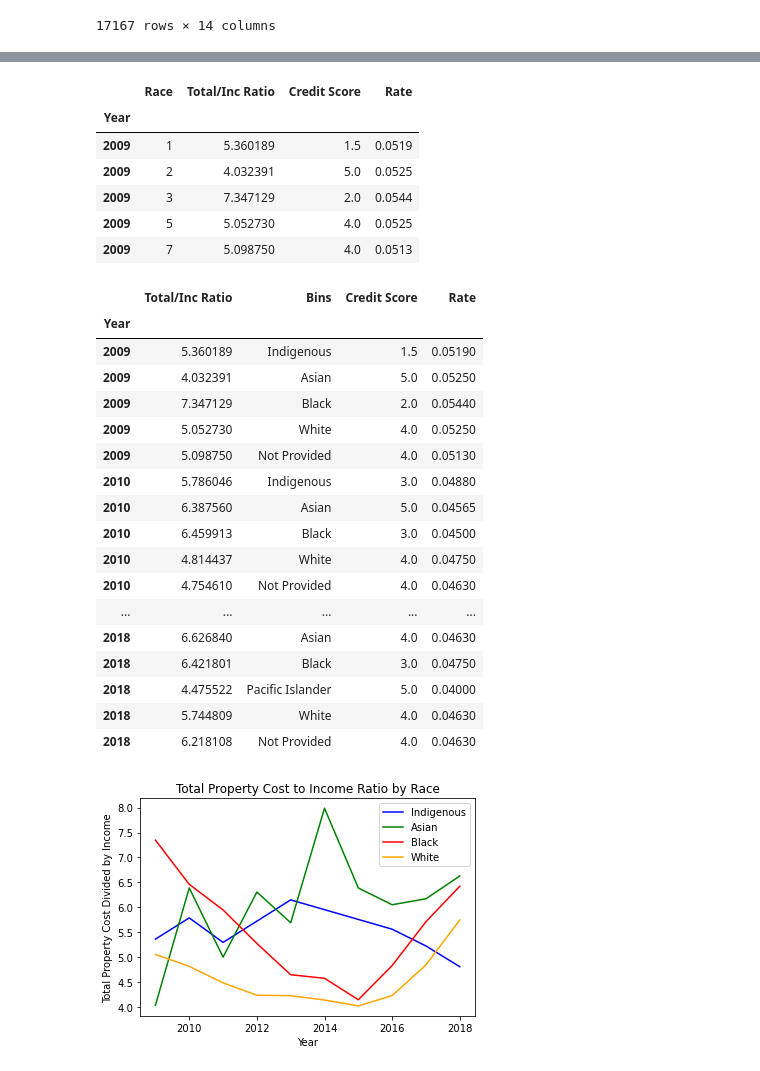
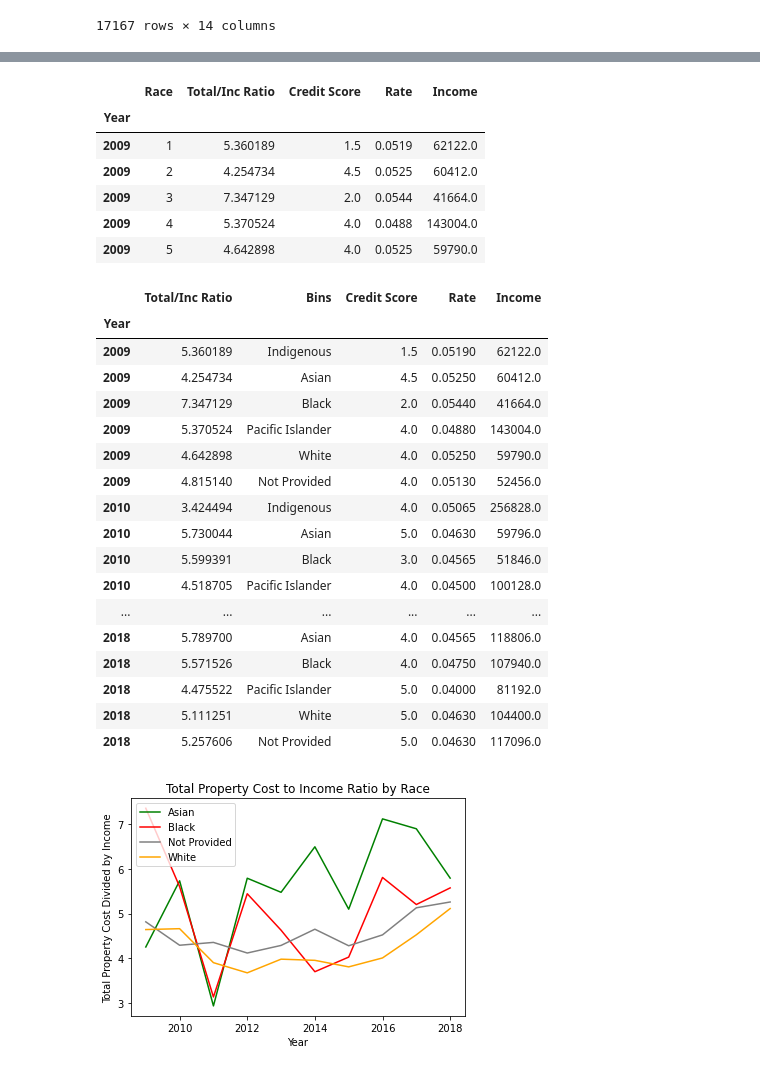
Before and after one commit to bmkennedyii/Project_1, a Jupyter notebook: race_income/race_income.ipynb, the cells around one changed output, grey strips where cells are left out. Cells and saved outputs as stored; diff of their text form; code cells hidden in the pictures.

Commit message:
final updated race charts

```diff
--- a/race_income/race_income.ipynb
+++ b/race_income/race_income.ipynb
@@ -24,6 +24,3 @@ df
 | 17165 | 2018 | 37 | 147 | 315200 | 104844 | 0.0488 | 1.7076 | 0.80 | PT01 | ... |
 | 17166 | 2018 | 37 | 119 | 345188 | 92940 | 0.0525 | 1.2543 | 0.80 | PT07 | ... |
 17167 rows × 14 columns
-# %%
-df = df.loc[df["Income"] < 100000,:]
-df
@@ -109,59 +80,60 @@ for year in years:
         total_ratio.append(a/b)
     new_ratio.append(np.median(total_ratio))
 # %%
+# create dataframe of necessary columns
 df = df[["Year", "Total", "Income", "Race", "Credit Score", "Rate"]]
 df = df.groupby(["Year", "Race"]).median()
 df["Total/Inc Ratio"] = df["Total"]/df["Income"]
 df = df.reset_index("Race")
-df = df[["Race", "Total/Inc Ratio", "Credit Score", "Rate"]]
+df = df[["Race", "Total/Inc Ratio", "Credit Score", "Rate", "Income"]]
 df.head()
 # %% [output]
-|  | Race | Total/Inc Ratio | Credit Score | Rate |
-| Year |  |  |  |  |
-| 2009 | 1 | 5.360189 | 1.5 | 0.0519 |
-| 2009 | 2 | 4.032391 | 5.0 | 0.0525 |
-| 2009 | 3 | 7.347129 | 2.0 | 0.0544 |
-| 2009 | 5 | 5.052730 | 4.0 | 0.0525 |
-| 2009 | 7 | 5.098750 | 4.0 | 0.0513 |
+|  | Race | Total/Inc Ratio | Credit Score | Rate | Income |
+| Year |  |  |  |  |  |
+| 2009 | 1 | 5.360189 | 1.5 | 0.0519 | 62122.0 |
+| 2009 | 2 | 4.254734 | 4.5 | 0.0525 | 60412.0 |
+| 2009 | 3 | 7.347129 | 2.0 | 0.0544 | 41664.0 |
+| 2009 | 4 | 5.370524 | 4.0 | 0.0488 | 143004.0 |
+| 2009 | 5 | 4.642898 | 4.0 | 0.0525 | 59790.0 |
 # %%
 bins = [0, 1, 2, 3, 4, 5, 7]
 group_names = ["Indigenous", "Asian", "Black", "Pacific Islander", "White", "Not Provided"]
 df["Bins"] = pd.cut(df["Race"], bins, labels=group_names, include_lowest=True)
-df = df[["Total/Inc Ratio", "Bins", "Credit Score", "Rate"]]
+df = df[["Total/Inc Ratio", "Bins", "Credit Score", "Rate", "Income"]]
 df
 # %% [output]
-|  | Total/Inc Ratio | Bins | Credit Score | Rate |
-| Year |  |  |  |  |
-| 2009 | 5.360189 | Indigenous | 1.5 | 0.05190 |
-| 2009 | 4.032391 | Asian | 5.0 | 0.05250 |
-| 2009 | 7.347129 | Black | 2.0 | 0.05440 |
-| 2009 | 5.052730 | White | 4.0 | 0.05250 |
-| 2009 | 5.098750 | Not Provided | 4.0 | 0.05130 |
-| 2010 | 5.786046 | Indigenous | 3.0 | 0.04880 |
-| 2010 | 6.387560 | Asian | 5.0 | 0.04565 |
-| 2010 | 6.459913 | Black | 3.0 | 0.04500 |
-| 2010 | 4.814437 | White | 4.0 | 0.04750 |
-| 2010 | 4.754610 | Not Provided | 4.0 | 0.04630 |
-| ... | ... | ... | ... | ... |
-| 2018 | 6.626840 | Asian | 4.0 | 0.04630 |
-| 2018 | 6.421801 | Black | 3.0 | 0.04750 |
-| 2018 | 4.475522 | Pacific Islander | 5.0 | 0.04000 |
-| 2018 | 5.744809 | White | 4.0 | 0.04630 |
-| 2018 | 6.218108 | Not Provided | 4.0 | 0.04630 |
+|  | Total/Inc Ratio | Bins | Credit Score | Rate | Income |
+| Year |  |  |  |  |  |
+| 2009 | 5.360189 | Indigenous | 1.5 | 0.05190 | 62122.0 |
+| 2009 | 4.254734 | Asian | 4.5 | 0.05250 | 60412.0 |
+| 2009 | 7.347129 | Black | 2.0 | 0.05440 | 41664.0 |
+| 2009 | 5.370524 | Pacific Islander | 4.0 | 0.04880 | 143004.0 |
+| 2009 | 4.642898 | White | 4.0 | 0.05250 | 59790.0 |
+| 2009 | 4.815140 | Not Provided | 4.0 | 0.05130 | 52456.0 |
+| 2010 | 3.424494 | Indigenous | 4.0 | 0.05065 | 256828.0 |
+| 2010 | 5.730044 | Asian | 5.0 | 0.04630 | 59796.0 |
+| 2010 | 5.599391 | Black | 3.0 | 0.04565 | 51846.0 |
+| 2010 | 4.518705 | Pacific Islander | 4.0 | 0.04500 | 100128.0 |
+| ... | ... | ... | ... | ... | ... |
+| 2018 | 5.789700 | Asian | 4.0 | 0.04565 | 118806.0 |
+| 2018 | 5.571526 | Black | 4.0 | 0.04750 | 107940.0 |
+| 2018 | 4.475522 | Pacific Islander | 5.0 | 0.04000 | 81192.0 |
+| 2018 | 5.111251 | White | 5.0 | 0.04630 | 104400.0 |
+| 2018 | 5.257606 | Not Provided | 5.0 | 0.04630 | 117096.0 |
 # %%
-indig, = plt.plot(df.loc[df["Bins"]=="Indigenous", ["Total/Inc Ratio"]], color="blue", label="Indigenous")
+# line graph of property cost to income ratio by race. Disclude indigenous & pacific islander since
+# there are not consistent datapoints for each year
 asian, = plt.plot(df.loc[df["Bins"]=="Asian", ["Total/Inc Ratio"]], color="green", label="Asian")
 black, = plt.plot(df.loc[df["Bins"]=="Black", ["Total/Inc Ratio"]], color="red", label="Black")
-# pi, = plt.plot(df.loc[df["Bins"]=="Pacific Islander", ["Total/Inc Ratio"]], color="yellow", label="Pacific Islander")
-# np, = plt.plot(df.loc[df["Bins"]=="Not Provided", ["Total/Inc Ratio"]], color="gray", label="Not Provided")
+np, = plt.plot(df.loc[df["Bins"]=="Not Provided", ["Total/Inc Ratio"]], color="gray", label="Not Provided")
 white, = plt.plot(df.loc[df["Bins"]=="White", ["Total/Inc Ratio"]], color="orange", label="White")
 
-plt.legend(handles=[indig, asian, black, white], loc="best")
+plt.legend(handles=[asian, black, np, white], loc="best")
 plt.title("Total Property Cost to Income Ratio by Race")
 plt.ylabel("Total Property Cost Divided by Income")
 plt.xlabel("Year")
 plt.tight_layout
 plt.savefig(f"TotalbyRace")
 # %% [output]
-[figure, old version]
+[figure, new version]
 # %%
```
Also changed, not shown: parts of 10 cells of this notebook, 6 other files.
